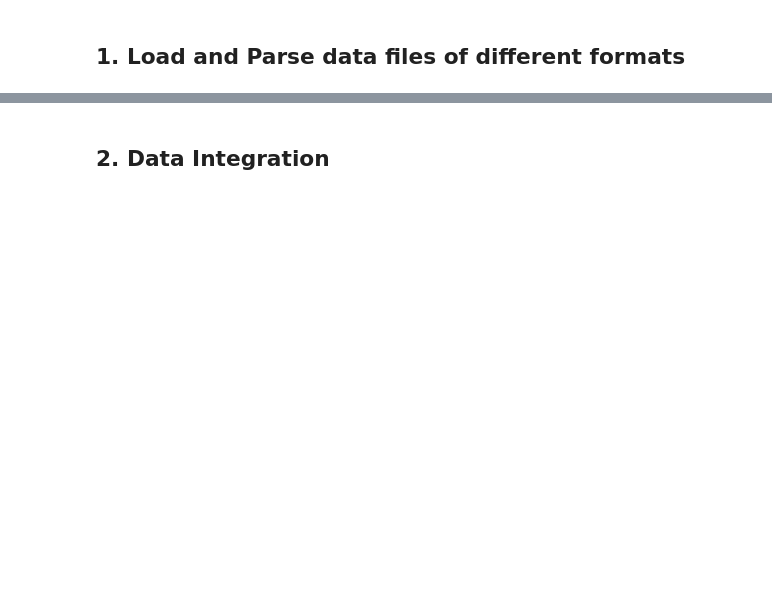
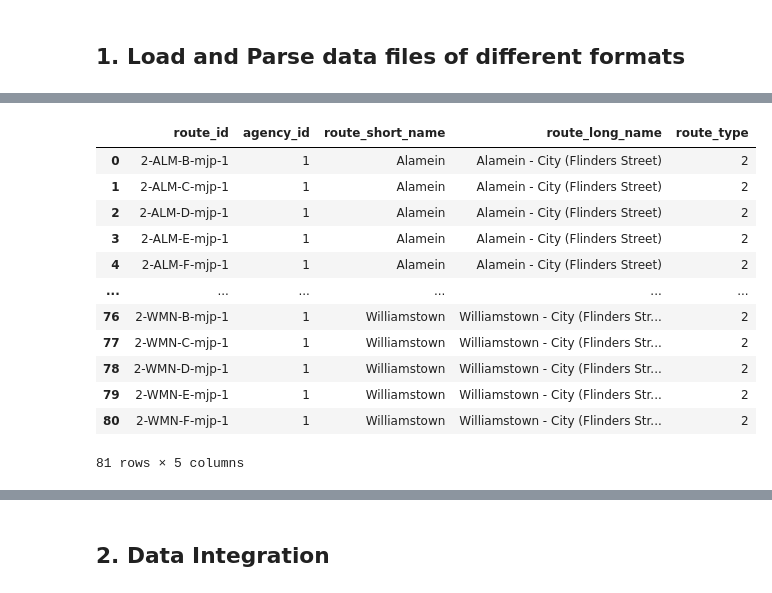
Before and after one commit to DanielTranDS/VictoriaHousing-DataIntegration-DataReshaping, a Jupyter notebook: DataIntegration_DataReshaping_Codes.ipynb, the cells around one changed output, grey strips where cells are left out. Saved outputs shown, nothing was run; the diff lists cells and outputs as text; code cells hidden in the pictures; blank space fills up the shorter version.

```diff
--- a/DataIntegration_DataReshaping_Codes.ipynb
+++ b/DataIntegration_DataReshaping_Codes.ipynb
@@ -10,0 +478,18 @@
+# %%
+#Load routes text file
+routes=pd.read_csv('GTFS_MelbourneTrainInformation/routes.txt',sep=',')
+routes
+# %% [output]
+|  | route_id | agency_id | route_short_name | route_long_name | route_type |
+| 0 | 2-ALM-B-mjp-1 | 1 | Alamein | Alamein - City (Flinders Street) | 2 |
+| 1 | 2-ALM-C-mjp-1 | 1 | Alamein | Alamein - City (Flinders Street) | 2 |
+| 2 | 2-ALM-D-mjp-1 | 1 | Alamein | Alamein - City (Flinders Street) | 2 |
+| 3 | 2-ALM-E-mjp-1 | 1 | Alamein | Alamein - City (Flinders Street) | 2 |
+| 4 | 2-ALM-F-mjp-1 | 1 | Alamein | Alamein - City (Flinders Street) | 2 |
+| ... | ... | ... | ... | ... | ... |
+| 76 | 2-WMN-B-mjp-1 | 1 | Williamstown | Williamstown - City (Flinders Str... | 2 |
+| 77 | 2-WMN-C-mjp-1 | 1 | Williamstown | Williamstown - City (Flinders Str... | 2 |
+| 78 | 2-WMN-D-mjp-1 | 1 | Williamstown | Williamstown - City (Flinders Str... | 2 |
+| 79 | 2-WMN-E-mjp-1 | 1 | Williamstown | Williamstown - City (Flinders Str... | 2 |
+| 80 | 2-WMN-F-mjp-1 | 1 | Williamstown | Williamstown - City (Flinders Str... | 2 |
+81 rows × 5 columns
```
Also changed, not shown: parts of 53 cells of this notebook.
